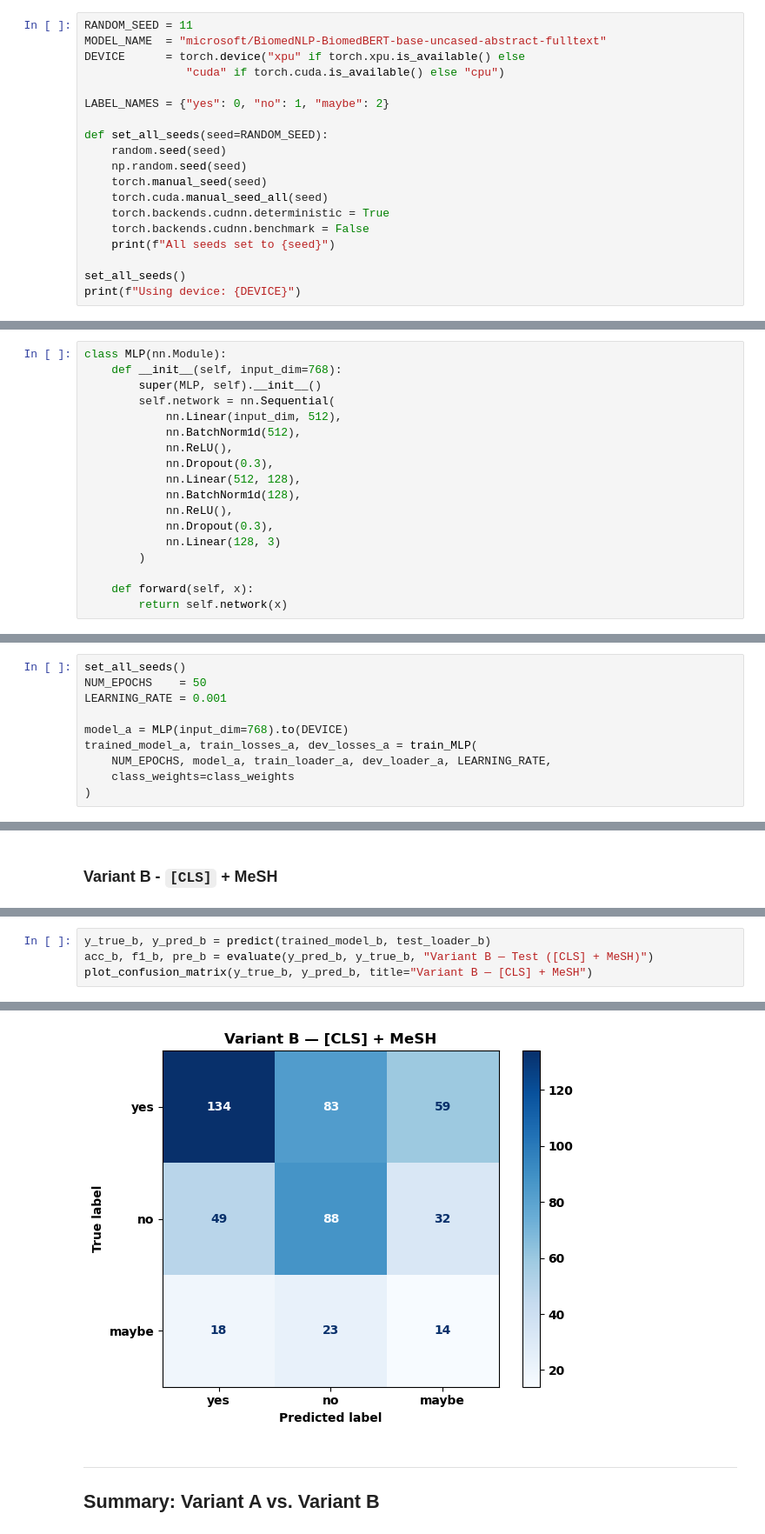
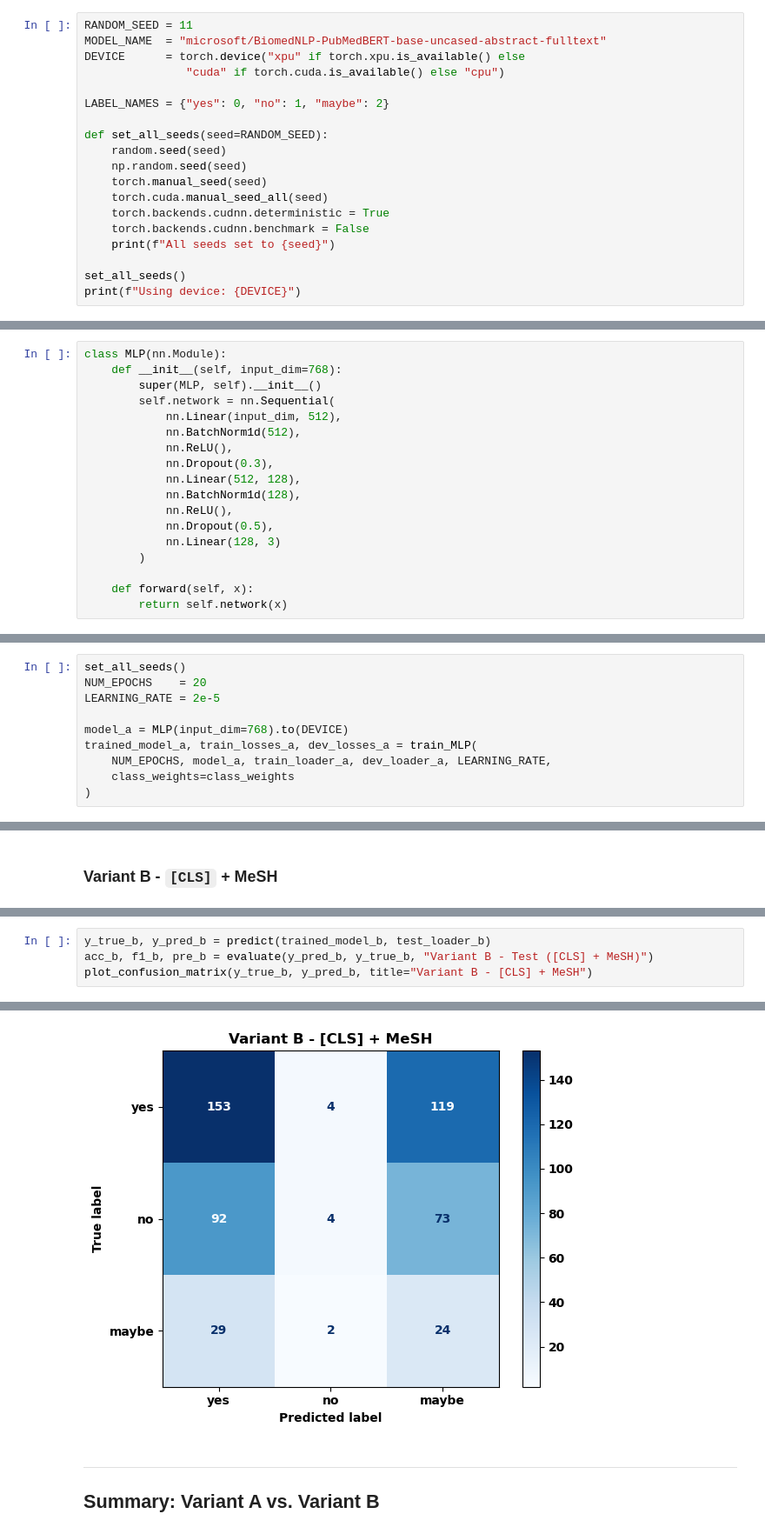
Before and after one commit to realhenrycheng/AITA_Coursework_Team11, a Jupyter notebook: pubmedbert_mlp_improved.ipynb, the cells around one changed output, grey strips where cells are left out. Shown at 87% size. Cells and saved outputs as stored; diff of their text form.

Commit message:
updating package to the correct pubmedbert model

```diff
--- a/pubmedbert_mlp_improved.ipynb
+++ b/pubmedbert_mlp_improved.ipynb
@@ -21,7 +21,7 @@ from pubmed_loader import PubMedQAData
 from pubmedbert_preprocess import pubmedbert_preprocess
 # %%
 RANDOM_SEED = 11
-MODEL_NAME  = "microsoft/BiomedNLP-BiomedBERT-base-uncased-abstract-fulltext"
+MODEL_NAME  = "microsoft/BiomedNLP-PubMedBERT-base-uncased-abstract-fulltext"
 DEVICE      = torch.device("xpu" if torch.xpu.is_available() else
                "cuda" if torch.cuda.is_available() else "cpu")
 
@@ -209,7 +209,7 @@ class MLP(nn.Module):
             nn.Linear(512, 128),
             nn.BatchNorm1d(128),
             nn.ReLU(),
-            nn.Dropout(0.3),
+            nn.Dropout(0.5),
             nn.Linear(128, 3)
         )
 
@@ -354,8 +354,8 @@ Three variants of what we feed into BERT before extracting the embedding:
 ### Variant A - `[CLS]` plain
 # %%
 set_all_seeds()
-NUM_EPOCHS    = 50
-LEARNING_RATE = 0.001
+NUM_EPOCHS    = 20
+LEARNING_RATE = 2e-5
 
 model_a = MLP(input_dim=768).to(DEVICE)
 trained_model_a, train_losses_a, dev_losses_a = train_MLP(
@@ -440,5 +440,5 @@ training_curves(train_losses_b, dev_losses_b, title="Variant B — Training Curv
 # %%
 y_true_b, y_pred_b = predict(trained_model_b, test_loader_b)
-acc_b, f1_b, pre_b = evaluate(y_pred_b, y_true_b, "Variant B — Test ([CLS] + MeSH)")
-plot_confusion_matrix(y_true_b, y_pred_b, title="Variant B — [CLS] + MeSH")
+acc_b, f1_b, pre_b = evaluate(y_pred_b, y_true_b, "Variant B - Test ([CLS] + MeSH)")
+plot_confusion_matrix(y_true_b, y_pred_b, title="Variant B - [CLS] + MeSH")
 # %% [output]
@@ -460,4 +460,4 @@ weighted avg       0.54      0.47      0.49       500
-[figure, old version]
+[figure, new version]
 # %% [markdown]
 ---
 ## Summary: Variant A vs. Variant B
```
Also changed, not shown: parts of 18 cells of this notebook, 2 other files.
